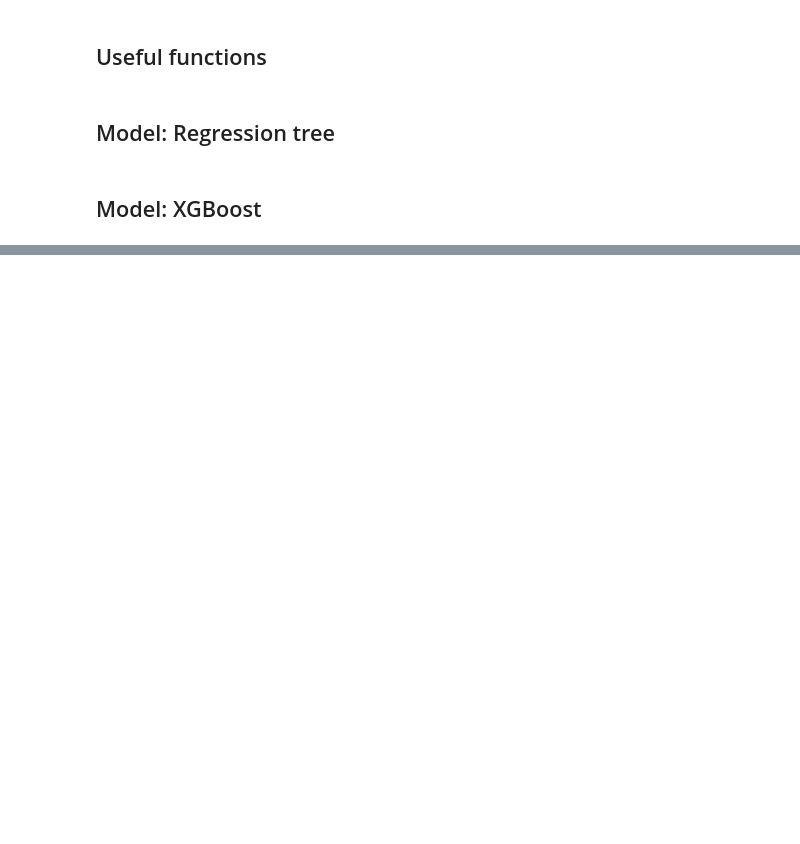
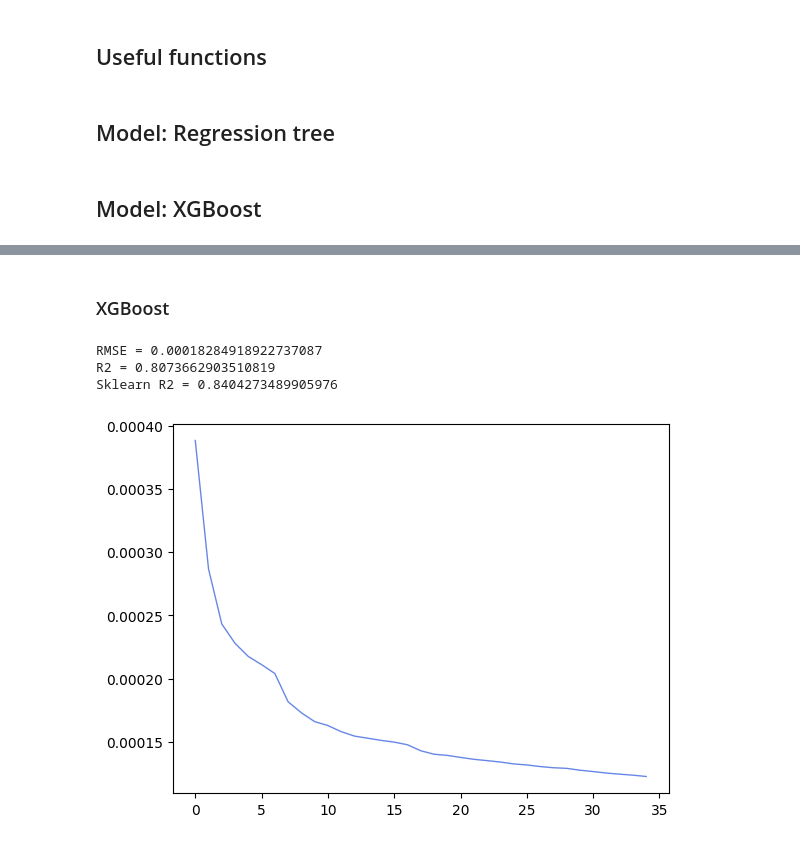
Before and after one commit to wintermelon008/2022-ML-ustc, a Jupyter notebook: lab3/main.ipynb, the cells around one changed output, grey strips where cells are left out. Saved outputs shown, nothing was run; the diff lists cells and outputs as text; code cells hidden in the pictures; blank space fills up the shorter version.

```diff
--- a/lab3/main.ipynb
+++ b/lab3/main.ipynb
@@ -295,0 +297,38 @@ R2 = 0.7340077769173297
+# %% [markdown]
+### XGBoost
+# %%
+df = pd.read_csv('train.data.txt',header=None)
+X_train, y_train, X_test, y_test = random_Split_data(df, rate=0.7)
+m, n = y_train.shape
+y_t = np.zeros((m, n))
+
+boost = XGBoost(X_train, y_train)
+tree_parameters = {
+    "lamda": 1,
+    "gamma": 0,
+    "gain_delta": 0,
+    "max_depth": 3,
+    "max_leaves": 100,
+    "max_nodes": 1000,
+    "min_samples": 3,
+    "min_feature_dif": 3,
+    "if_silent": 1,
+}
+boost.fit(T=35, tree_parameters=tree_parameters, min_train_err=1e-4)
+pre = boost.predict(X_test)
+
+print("RMSE = {}".format(boost.RMSE(pre, y_test)))
+print("R2 = {}".format(boost.R2(pre, y_test)))
+
+times = len(boost.train_err)
+show(times, boost.train_err)
+
+import sklearn.ensemble as ens
+ens_model = ens.GradientBoostingRegressor()
+ens_model.fit(X_train, y_train.flatten())
+print("Sklearn R2 = {}".format(ens_model.score(X_test, y_test)))
+# %% [output]
+RMSE = 0.00018284918922737087
+R2 = 0.8073662903510819
+Sklearn R2 = 0.8404273489905976
+[figure, added]
```
Also changed, not shown: parts of 13 cells of this notebook, 10 other files.
